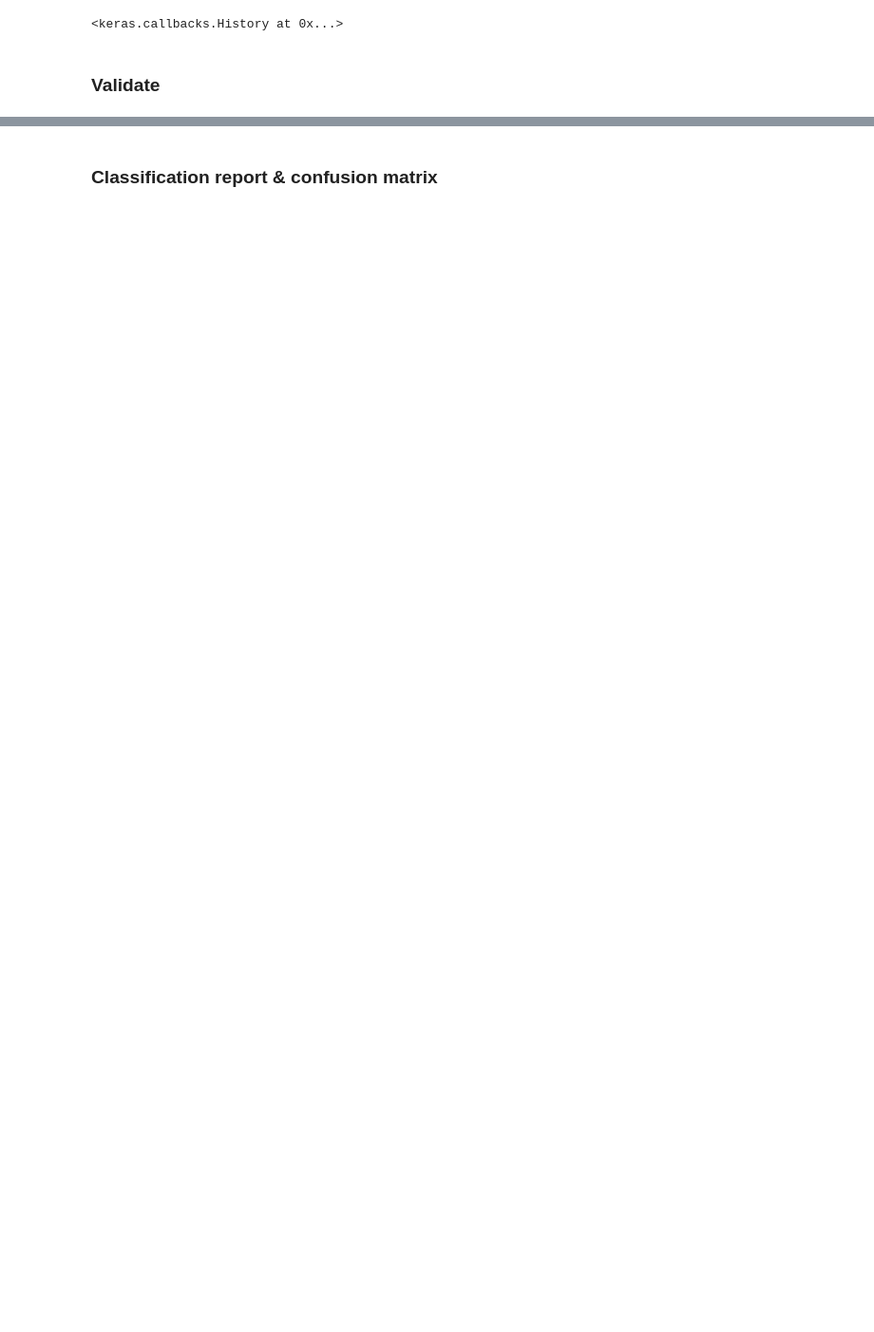
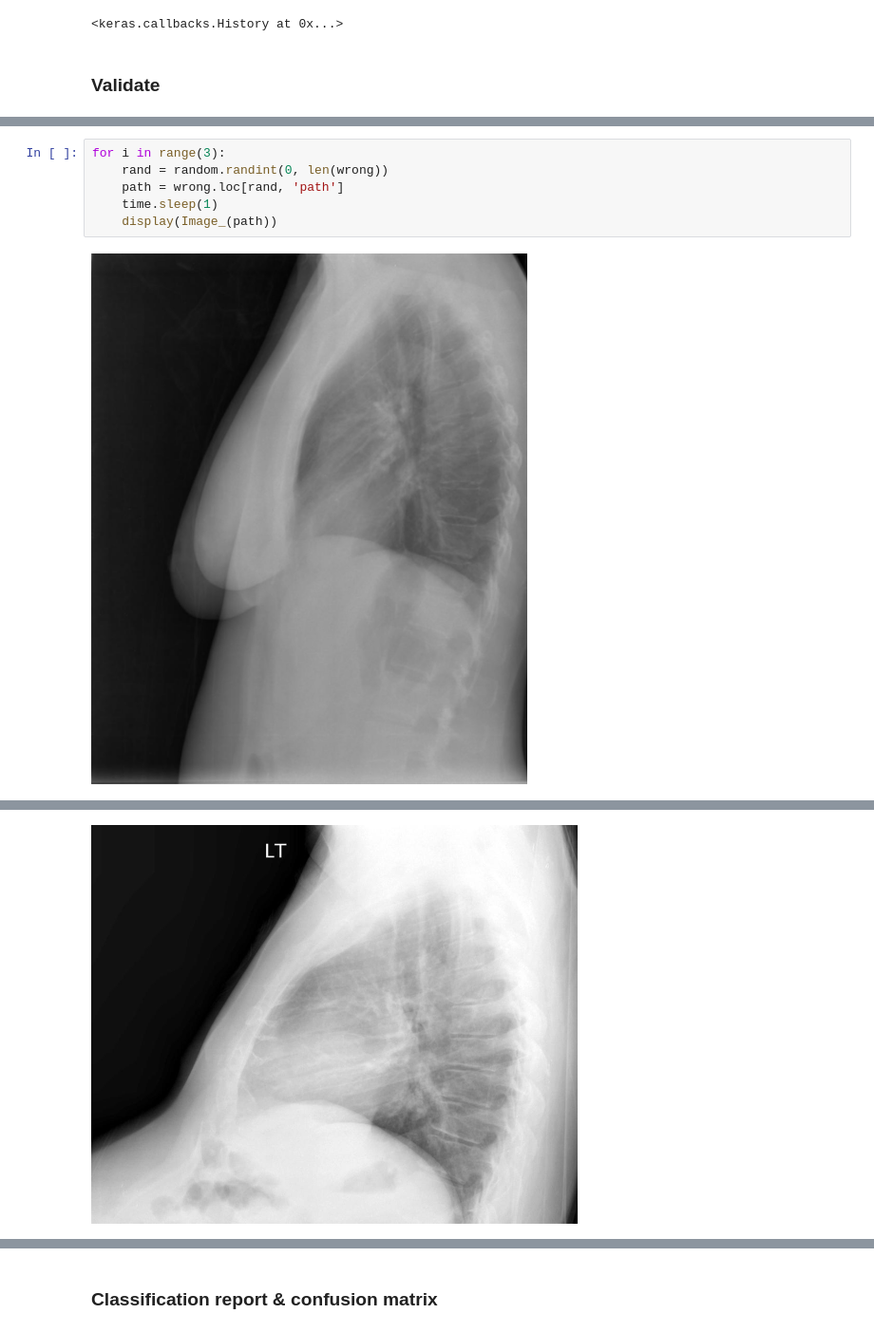
Before and after one commit to forzavitale/MedPix_convnet, a Jupyter notebook: 02_cnn_classification.ipynb, the cells around one changed output, grey strips where cells are left out. Shown at 95% size. Drawn from its saved outputs; the diff is of its cells as text; blank space fills up the shorter version.

```diff
--- a/02_cnn_classification.ipynb
+++ b/02_cnn_classification.ipynb
@@ -130,0 +173,8 @@ validation_df = validation_df.applymap(lambda x: int(x))
+# %%
+for i in range(3):
+    rand = random.randint(0, len(wrong))
+    path = wrong.loc[rand, 'path']
+    time.sleep(1)
+    display(Image_(path))
+# %% [output]
+[figure, added]
@@ -130,0 +182 @@ validation_df = validation_df.applymap(lambda x: int(x))
+[figure, added]
```
Also changed, not shown: parts of 31 cells of this notebook, 1 other file.
